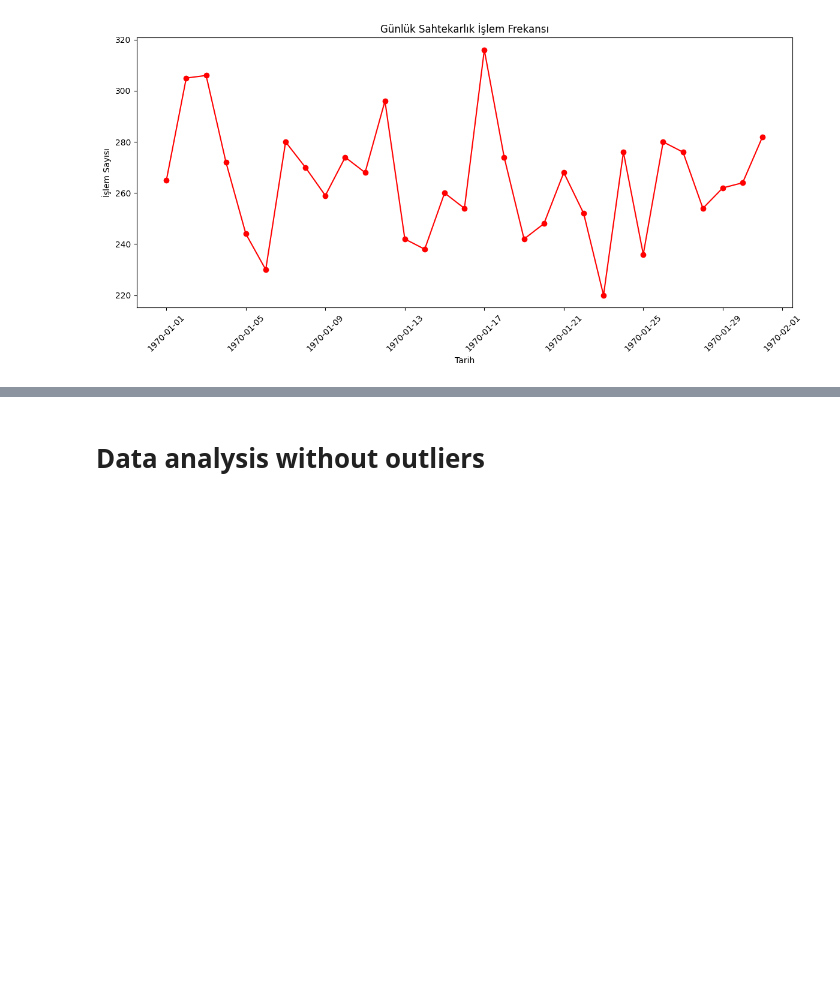
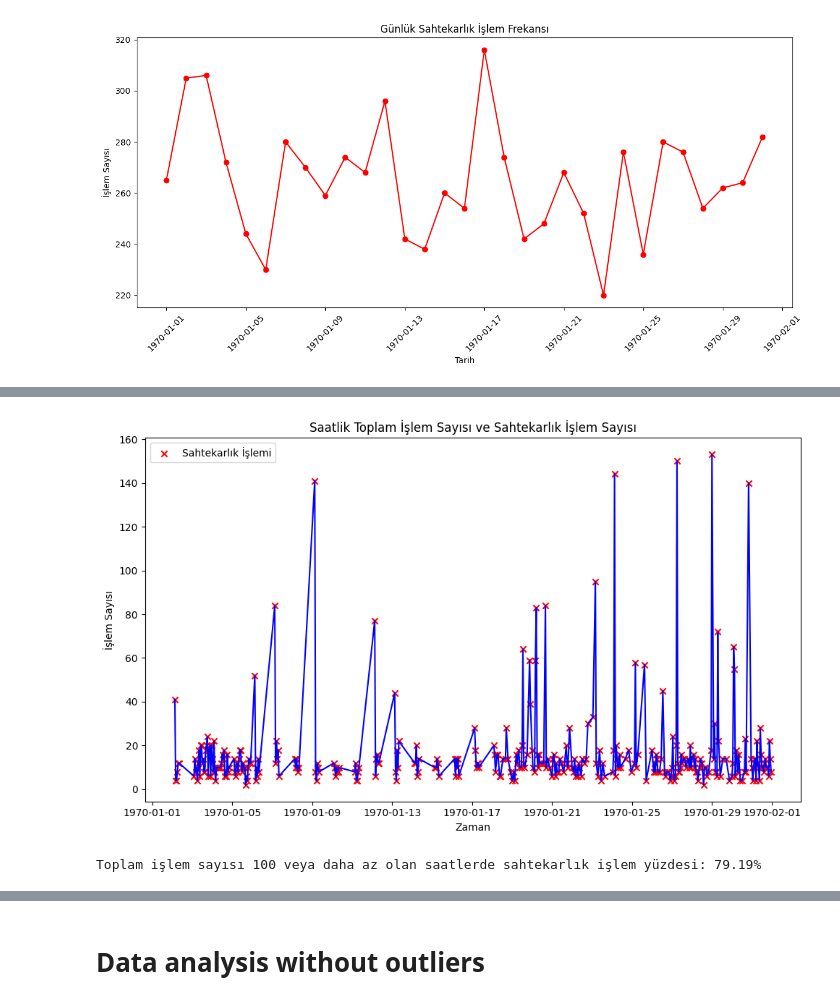
Before and after one commit to Muhammedali26/Projects, a Jupyter notebook: Synthetic-data-fraud-detection/main.ipynb, the cells around one changed output, grey strips where cells are left out. Cells and saved outputs as stored; diff of their text form; code cells hidden in the pictures; blank space fills up the shorter version.

```diff
--- a/Synthetic-data-fraud-detection/main.ipynb
+++ b/Synthetic-data-fraud-detection/main.ipynb
@@ -298,0 +341,51 @@ plt.show()
+# %%
+# Zaman serisi analizi için "step" sütununu "datetime" türüne çevirme
+data['step'] = pd.to_datetime(data['step'], unit='h')
+
+# Saatlik bazda tüm müşterilerin işlem sayısı ve sahtekarlık işlem sayısı analizi
+hourly_total_data = data.groupby('step').agg({
+    'nameOrig': 'count',                  # Toplam saatlik işlem sayısı
+    'isFraud': 'sum'                      # Sahtekarlık işlem sayısı
+}).reset_index()
+
+# İşlem sayısı eşiği belirleme
+transaction_threshold = 200
+
+# İşlem sayısı eşiği altındaki verileri alarak grafik çizme
+filtered_hourly_total_data = hourly_total_data[hourly_total_data['nameOrig'] <= transaction_threshold]
+
+# İşlem sayısı ve sahtekarlık işlem sayısı görselleştirme
+plt.figure(figsize=(10, 6))
+
+plt.plot(filtered_hourly_total_data['step'], filtered_hourly_total_data['nameOrig'], color='b')
+plt.scatter(filtered_hourly_total_data[filtered_hourly_total_data['isFraud'] > 0]['step'],
+            filtered_hourly_total_data[filtered_hourly_total_data['isFraud'] > 0]['nameOrig'],
+            color='r', marker='x', label='Sahtekarlık İşlemi')
+plt.title("Saatlik Toplam İşlem Sayısı ve Sahtekarlık İşlem Sayısı")
+plt.xlabel("Zaman")
+plt.ylabel("İşlem Sayısı")
+plt.legend()
+
+plt.tight_layout()
+plt.show()
+# %% [output]
+[figure, added]
+# %%
+# Saatlik bazda tüm müşterilerin işlem sayısı ve sahtekarlık işlem sayısı analizi
+hourly_total_data = data.groupby('step').agg({
+    'nameOrig': 'count',                  # Toplam saatlik işlem sayısı
+    'isFraud': 'sum'                      # Sahtekarlık işlem sayısı
+}).reset_index()
+
+# İşlem sayısı eşiği belirleme
+transaction_threshold = 100
+
+# İşlem sayısı eşiği altındaki verileri alarak sahtekarlık işlem yüzdesini hesaplama
+filtered_hourly_total_data = hourly_total_data[hourly_total_data['nameOrig'] <= transaction_threshold]
+fraud_count = filtered_hourly_total_data['isFraud'].sum()
+total_count = filtered_hourly_total_data['nameOrig'].sum()
+fraud_percentage = (fraud_count / total_count) * 100
+
+print(f"Toplam işlem sayısı {transaction_threshold} veya daha az olan saatlerde sahtekarlık işlem yüzdesi: {fraud_percentage:.2f}%")
+# %% [output]
+Toplam işlem sayısı 100 veya daha az olan saatlerde sahtekarlık işlem yüzdesi: 79.19%
```
Also changed, not shown: parts of 14 cells of this notebook.
